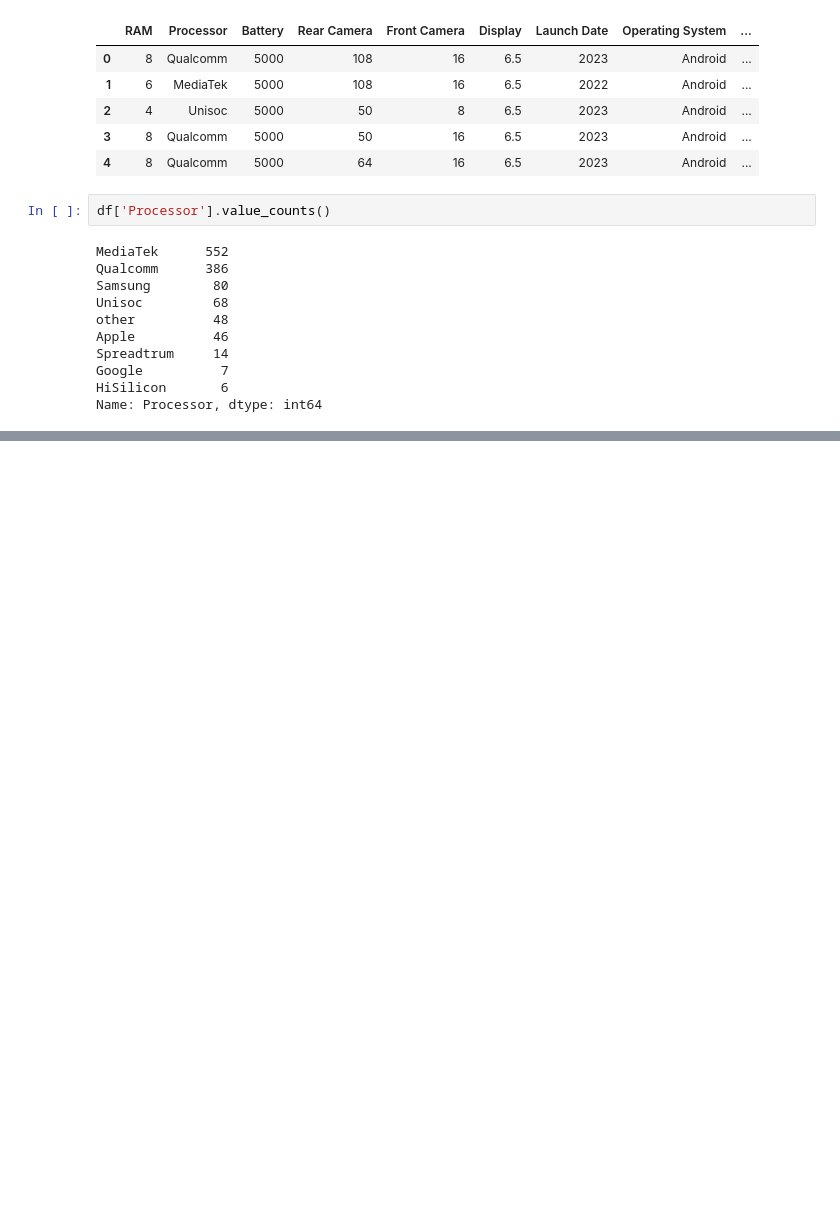
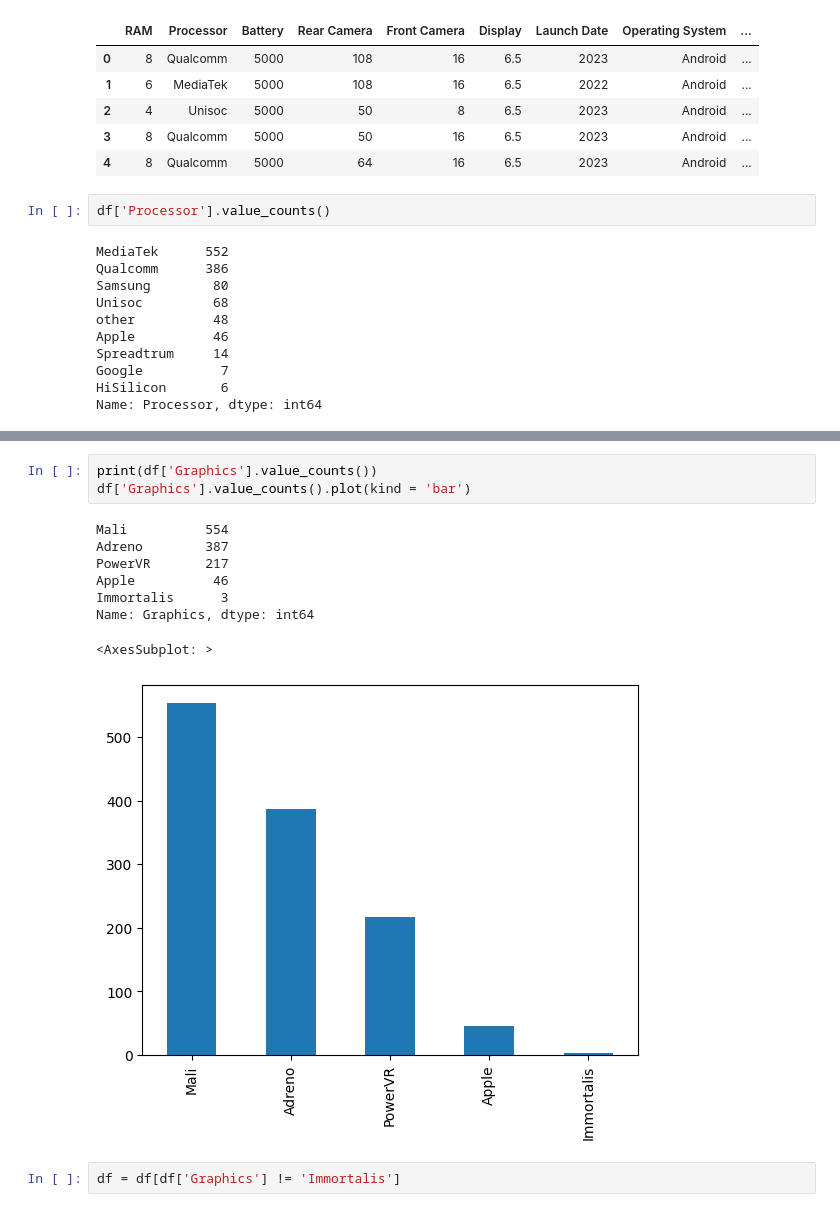
Before and after one commit to Shiv-D-Coder/Gadget-Price-Prediction, a Jupyter notebook: Pages/Mobile_model.ipynb, the cells around one changed output, grey strips where cells are left out. Saved outputs shown, nothing was run; the diff lists cells and outputs as text; blank space fills up the shorter version.

```diff
--- a/Pages/Mobile_model.ipynb
+++ b/Pages/Mobile_model.ipynb
@@ -240,0 +310,14 @@ Name: Processor, dtype: int64
+# %%
+print(df['Graphics'].value_counts())
+df['Graphics'].value_counts().plot(kind = 'bar')
+# %% [output]
+Mali          554
+Adreno        387
+PowerVR       217
+Apple          46
+Immortalis      3
+Name: Graphics, dtype: int64
+<AxesSubplot: >
+[figure, added]
+# %%
+df = df[df['Graphics'] != 'Immortalis']
```
Also changed, not shown: parts of 33 cells of this notebook, 3 other files.
